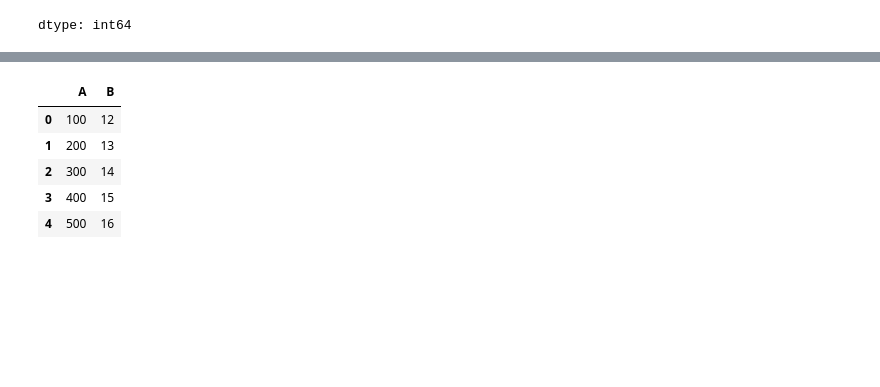
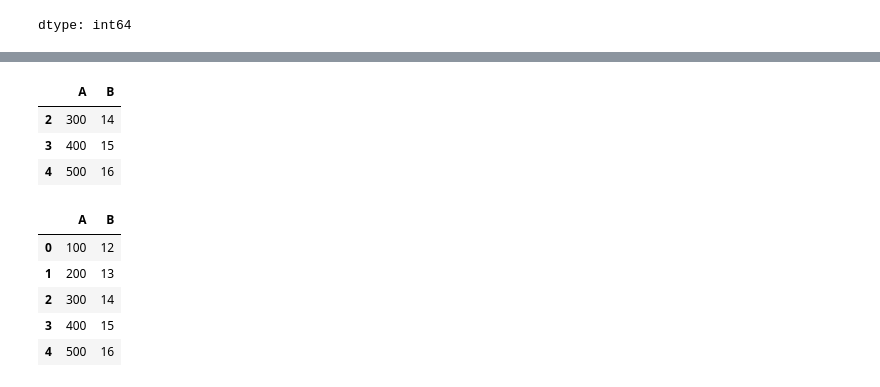
Before and after one commit to odomrob/3pillarglobal, a Jupyter notebook: pandasPractice.ipynb, the cells around one changed output, grey strips where cells are left out. Saved outputs shown, nothing was run; the diff lists cells and outputs as text; code cells hidden in the pictures; blank space fills up the shorter version.

```diff
--- a/pandasPractice.ipynb
+++ b/pandasPractice.ipynb
@@ -273,3 +280,10 @@ predictions = pd.DataFrame({'pred':[0,1,1,0,1]})
+# %%
+features[features['A']>200] #A & B where [A] is greater than 200
+# %% [output]
+|  | A | B |
+| 2 | 300 | 14 |
+| 3 | 400 | 15 |
+| 4 | 500 | 16 |
 # %%
 features
 # %% [output]
```
Also changed, not shown: parts of 15 cells of this notebook.
